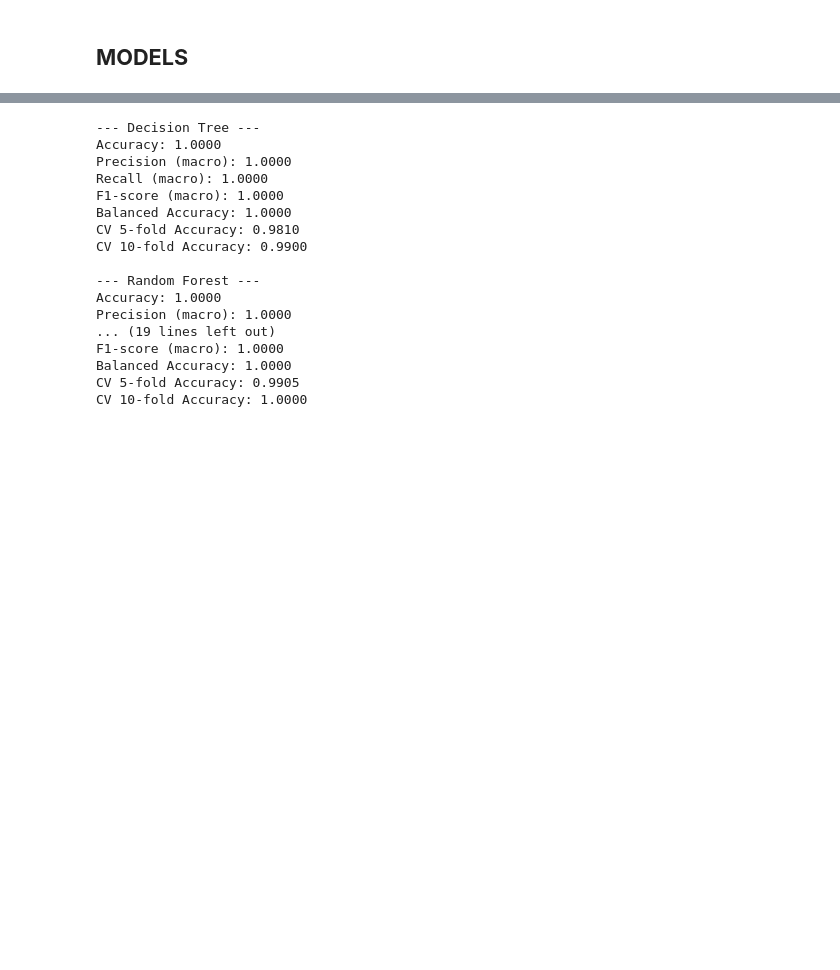
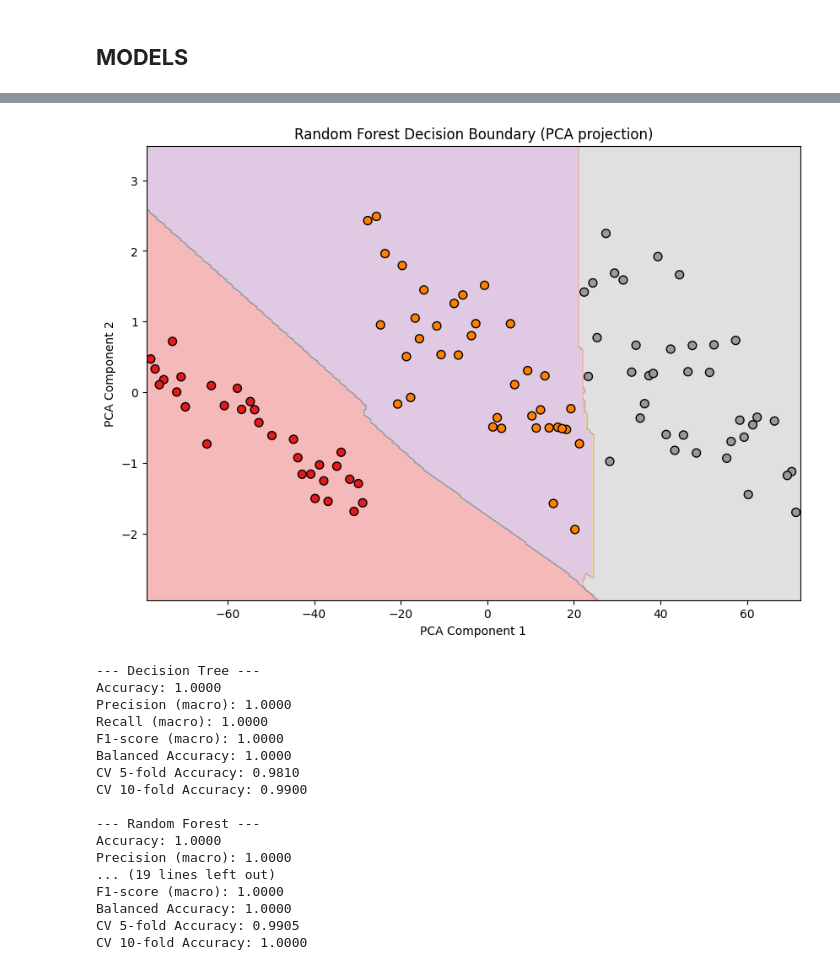
Before and after one commit to lambione/ML_PROJECTS_ETH, a Jupyter notebook: PROJECT_0/iris_prediction.ipynb, the cells around one changed output, grey strips where cells are left out. Cells and saved outputs as stored; diff of their text form; code cells hidden in the pictures; blank space fills up the shorter version.

```diff
--- a/PROJECT_0/iris_prediction.ipynb
+++ b/PROJECT_0/iris_prediction.ipynb
@@ -194,0 +232,68 @@ plt.show()
+# %%
+from sklearn.ensemble import RandomForestClassifier
+from sklearn.model_selection import GridSearchCV
+from sklearn.metrics import accuracy_score
+
+param_grid = {
+    'n_estimators': [100, 200, 300],        # number of trees
+    'max_depth': [None, 5, 10, 20],        # maximum depth of each tree
+    'min_samples_split': [2, 5, 10],       # minimum samples to split a node
+    'min_samples_leaf': [1, 2, 4],         # minimum samples at a leaf node
+    'max_features': ['sqrt', 'log2', None] # features considered for split
+}
+
+rf = RandomForestClassifier(n_estimators=100, random_state=42)
+
+grid_search = GridSearchCV(
+    estimator=rf,
+    param_grid=param_grid,
+    scoring='f1_macro',   # or use 'f1_macro' for multi-class
+    cv=5,                 # 5-fold cross-validation
+    n_jobs=-1,            # use all cores
+    verbose=2
+)
+
+grid_search.fit(X, y)
+best_rf = grid_search.best_estimator_
+
+print("Best parameters:", grid_search.best_params_)
+print("Best CV accuracy:", grid_search.best_score_)
+
+best_rf = grid_search.best_estimator_
+y_val_pred = best_rf.predict(X_val)
+val_acc = accuracy_score(y_val, y_val_pred)
+print("Validation accuracy:", val_acc)
+
+X_np = X.to_numpy()
+y_np = y.to_numpy()
+
+# Fit PCA to reduce 4D data to 2D for plotting
+pca = PCA(n_components=2)
+X_pca = pca.fit_transform(X_np)
+
+# Create a grid in PCA space
+x_min, x_max = X_pca[:, 0].min() - 1, X_pca[:, 0].max() + 1
+y_min, y_max = X_pca[:, 1].min() - 1, X_pca[:, 1].max() + 1
+xx, yy = np.meshgrid(np.linspace(x_min, x_max, 300),
+                     np.linspace(y_min, y_max, 300))
+
+# Map grid points back to original 4D space
+grid_pca = np.c_[xx.ravel(), yy.ravel()]
+grid_original = pca.inverse_transform(grid_pca)
+
+# Predict classes for each point in the grid
+Z = best_rf.predict(grid_original)
+Z = Z.reshape(xx.shape)
+
+# Plot the decision boundary
+plt.figure(figsize=(10, 7))
+plt.contourf(xx, yy, Z, alpha=0.3, cmap='Set1')
+
+# Overlay the training points
+plt.scatter(X_pca[:, 0], X_pca[:, 1], c=y_np, edgecolor='k', s=50, cmap='Set1')
+
+plt.xlabel("PCA Component 1")
+plt.ylabel("PCA Component 2")
+plt.title("Random Forest Decision Boundary (PCA projection)")
+plt.show()
+# %% [output]
@@ -195,3 +317,4 @@ plt.show()
+[figure, added]
 # %%
 classifiers = {
     "Decision Tree": DecisionTreeClassifier(random_state=42),
```
Also changed, not shown: parts of 5 cells of this notebook.
